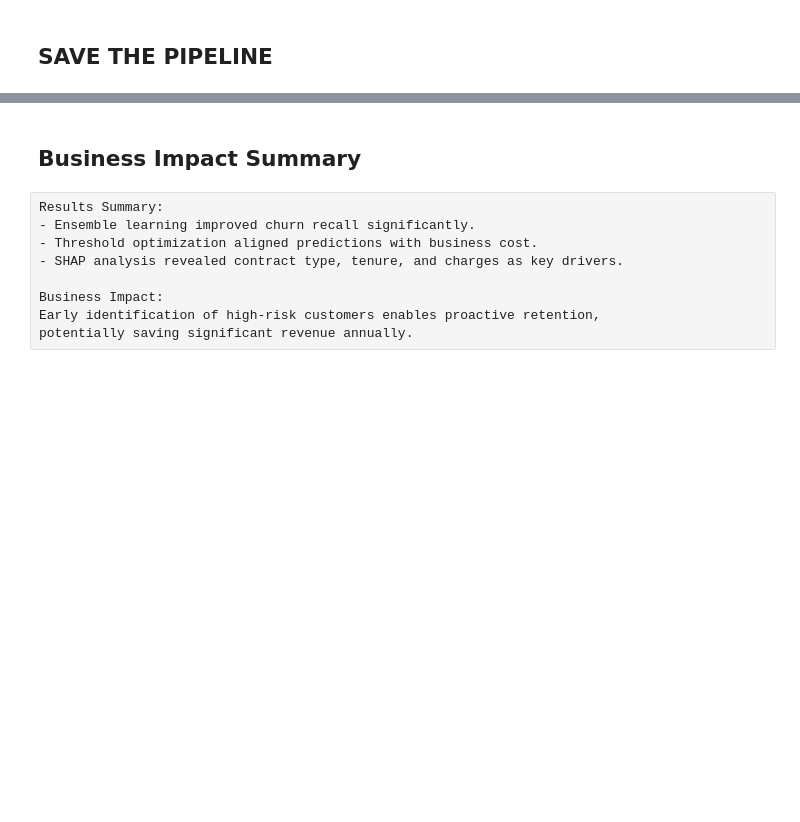
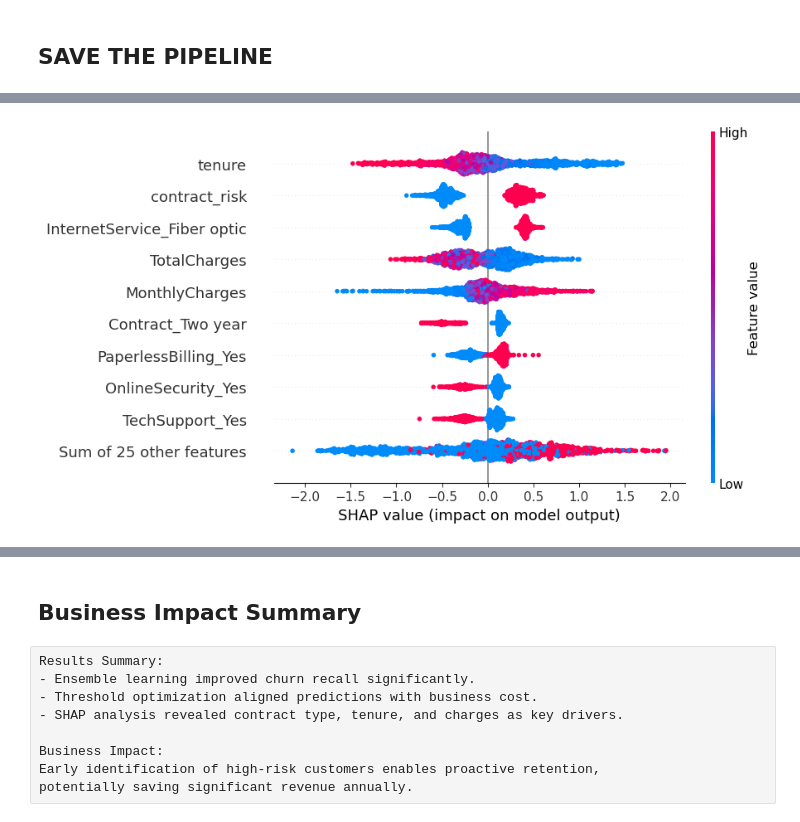
Before and after one commit to PurvaTonde28/Customer_Churn_Prediction-ML, a Jupyter notebook: cust_churn_prediction_newest.ipynb, the cells around one changed output, grey strips where cells are left out. Saved outputs shown, nothing was run; the diff lists cells and outputs as text; code cells hidden in the pictures; blank space fills up the shorter version.

```diff
--- a/cust_churn_prediction_newest.ipynb
+++ b/cust_churn_prediction_newest.ipynb
@@ -441,0 +630,4 @@ joblib.dump(best_threshold, "threshold.pkl")
+# %%
+shap.plots.beeswarm(shap_values, max_display=10)
+# %% [output]
+[figure, added]
```
Also changed, not shown: parts of 52 cells of this notebook.
